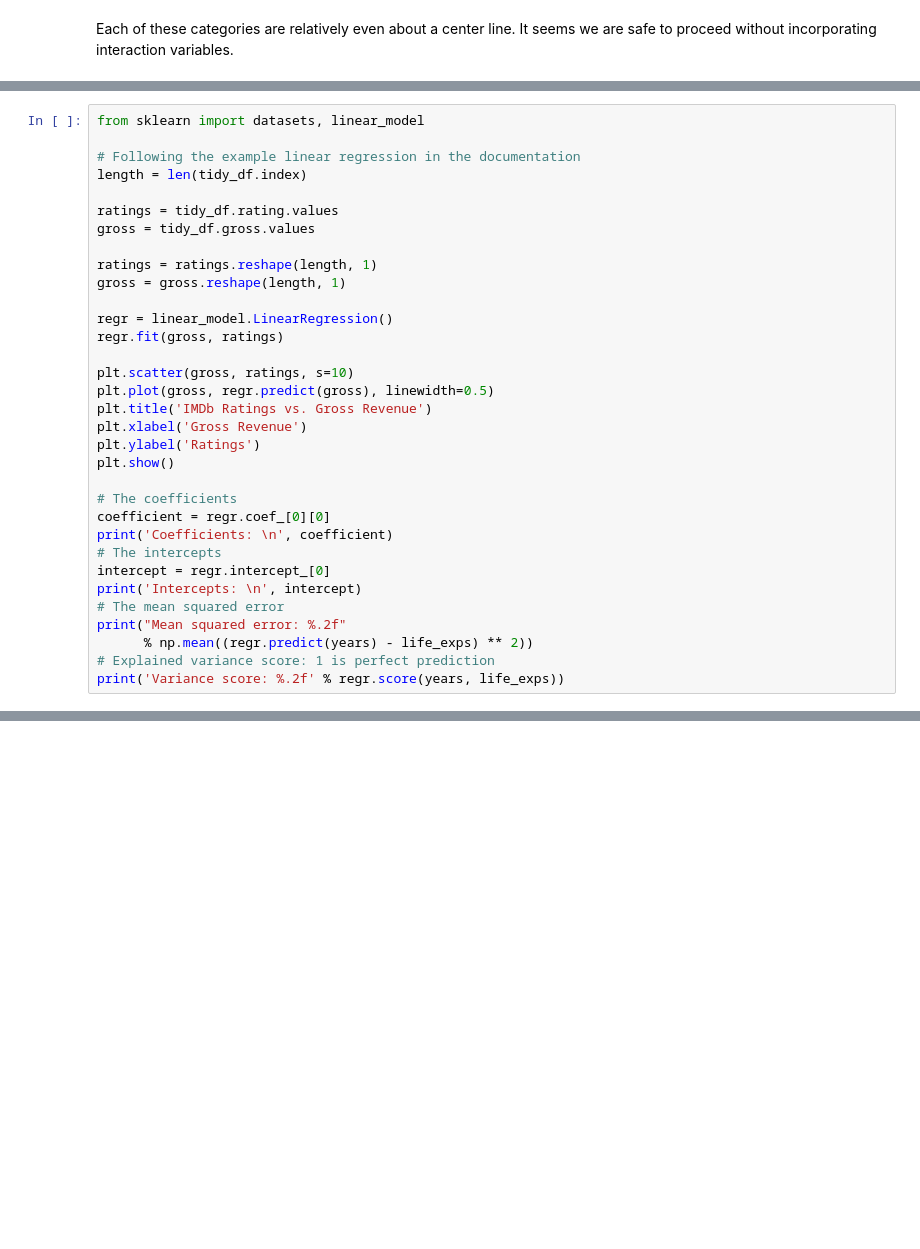
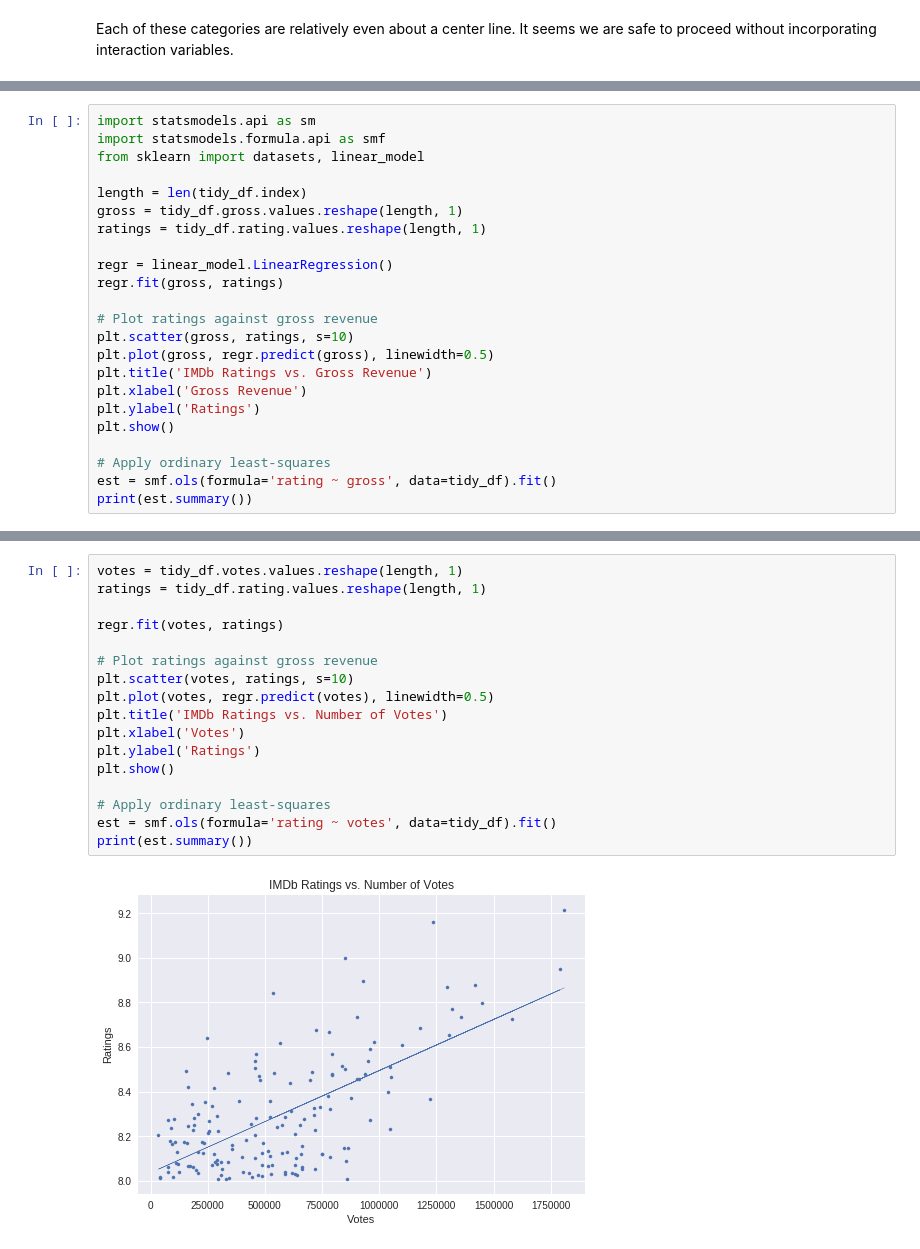
Before and after one commit to Jyrmi/jyrmi.github.io, a Jupyter notebook: CMSC320-finalproject-Wenhao-Jeremy.ipynb, the cells around one changed output, grey strips where cells are left out. Saved outputs shown, nothing was run; the diff lists cells and outputs as text; blank space fills up the shorter version.

Commit message:
finished OLS and summary statistics

```diff
--- a/CMSC320-finalproject-Wenhao-Jeremy.ipynb
+++ b/CMSC320-finalproject-Wenhao-Jeremy.ipynb
@@ -320,18 +343,16 @@ Each of these categories are relatively even about a center line. It seems we ar
 # %%
+import statsmodels.api as sm
+import statsmodels.formula.api as smf
 from sklearn import datasets, linear_model
 
-# Following the example linear regression in the documentation
 length = len(tidy_df.index)
-
-ratings = tidy_df.rating.values
-gross = tidy_df.gross.values
-
-ratings = ratings.reshape(length, 1)
-gross = gross.reshape(length, 1)
+gross = tidy_df.gross.values.reshape(length, 1)
+ratings = tidy_df.rating.values.reshape(length, 1)
 
 regr = linear_model.LinearRegression()
 regr.fit(gross, ratings)
 
+# Plot ratings against gross revenue
 plt.scatter(gross, ratings, s=10)
 plt.plot(gross, regr.predict(gross), linewidth=0.5)
 plt.title('IMDb Ratings vs. Gross Revenue')
@@ -339,16 +360,8 @@ plt.xlabel('Gross Revenue')
 plt.ylabel('Ratings')
 plt.show()
 
-# The coefficients
-coefficient = regr.coef_[0][0]
-print('Coefficients: \n', coefficient)
-# The intercepts
-intercept = regr.intercept_[0]
-print('Intercepts: \n', intercept)
-# The mean squared error
-print("Mean squared error: %.2f"
-      % np.mean((regr.predict(years) - life_exps) ** 2))
-# Explained variance score: 1 is perfect prediction
-print('Variance score: %.2f' % regr.score(years, life_exps))
+# Apply ordinary least-squares
+est = smf.ols(formula='rating ~ gross', data=tidy_df).fit()
+print(est.summary())
 # %% [output]
 [figure]
@@ -359,0 +385,19 @@ ValueError: shapes (1,250) and (1,1) not aligned: 250 (dim 1) != 1 (dim 0)
+# %%
+votes = tidy_df.votes.values.reshape(length, 1)
+ratings = tidy_df.rating.values.reshape(length, 1)
+
+regr.fit(votes, ratings)
+
+# Plot ratings against gross revenue
+plt.scatter(votes, ratings, s=10)
+plt.plot(votes, regr.predict(votes), linewidth=0.5)
+plt.title('IMDb Ratings vs. Number of Votes')
+plt.xlabel('Votes')
+plt.ylabel('Ratings')
+plt.show()
+
+# Apply ordinary least-squares
+est = smf.ols(formula='rating ~ votes', data=tidy_df).fit()
+print(est.summary())
+# %% [output]
+[figure, added]
```
Also changed, not shown: parts of 9 cells of this notebook, 1 other file.
